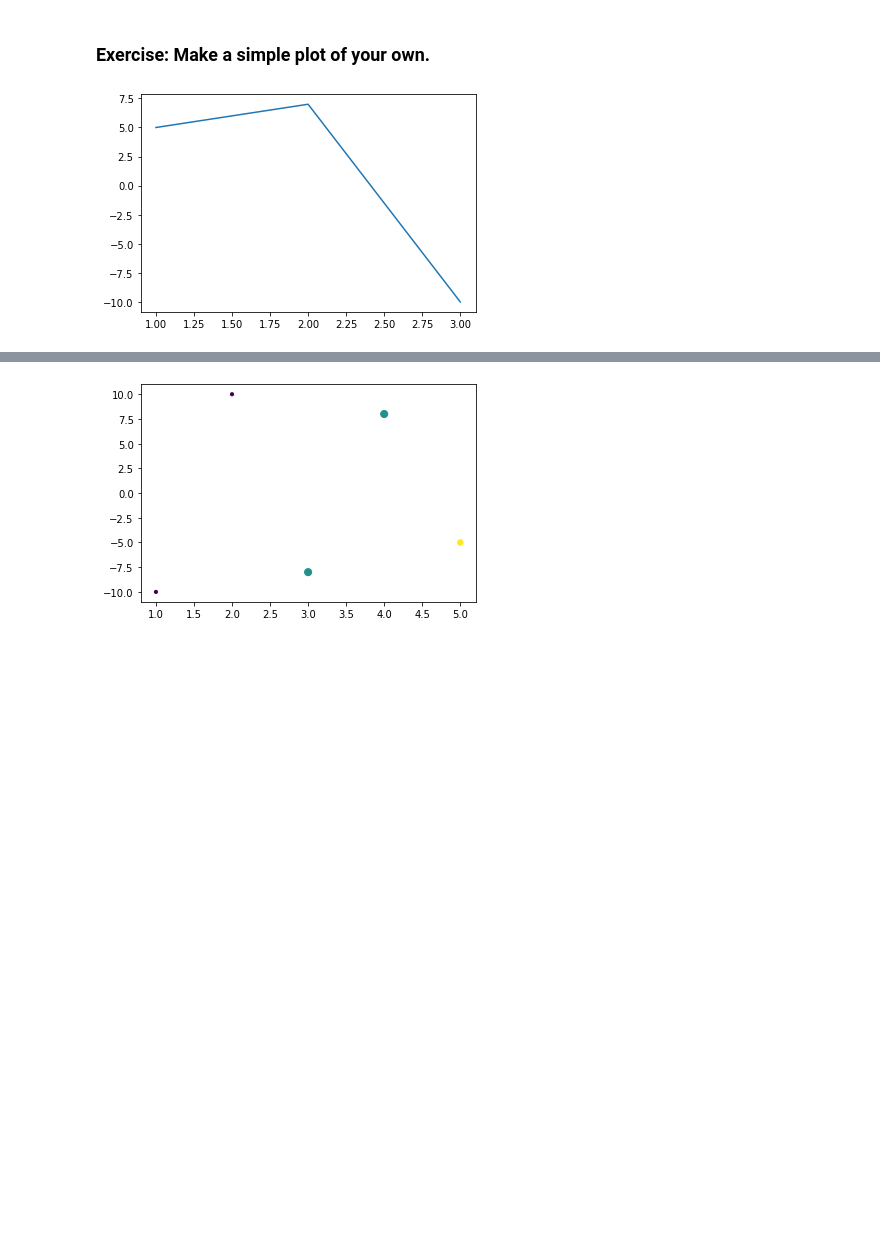
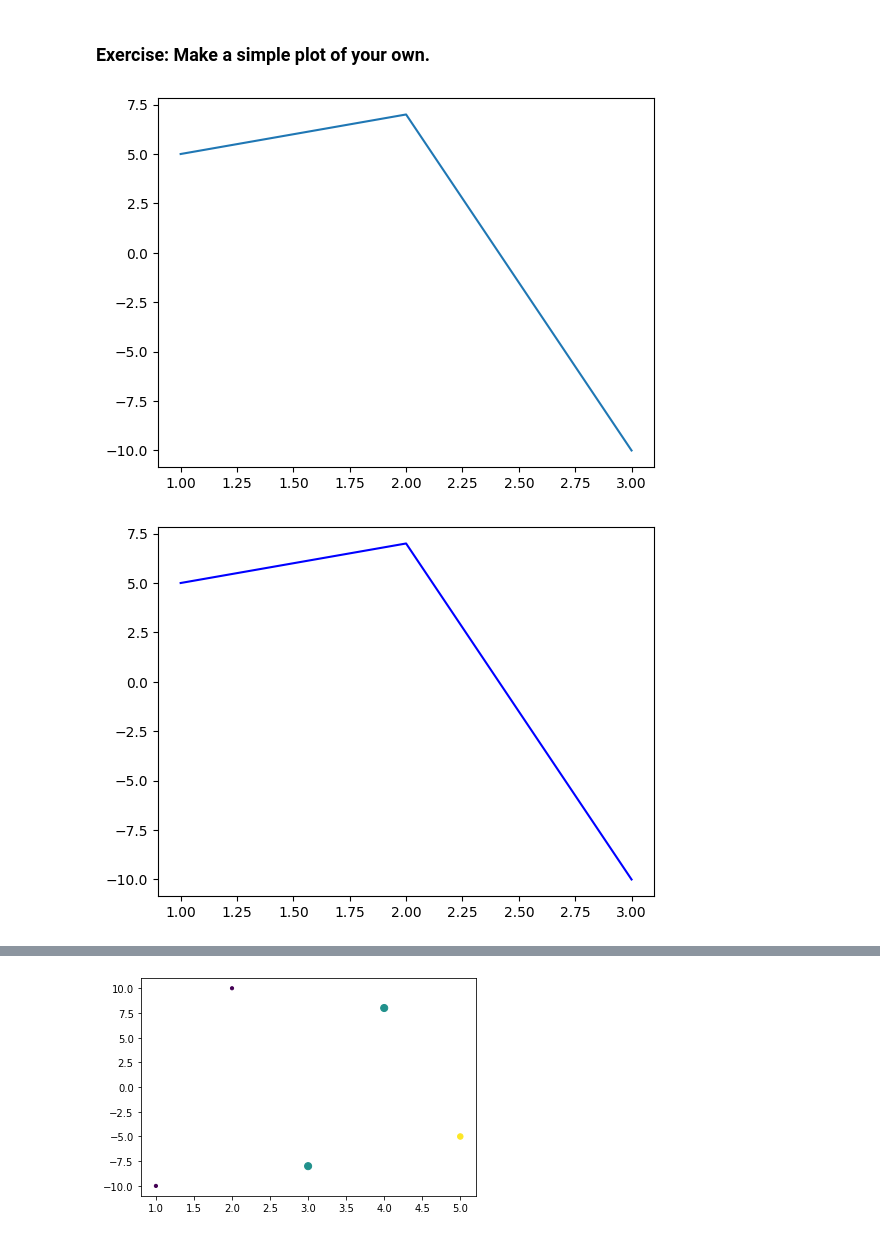
Before and after one commit to Haoliang04/JSC270, a Jupyter notebook: JSC270_2025_Lab1_Solution.ipynb, the cells around one changed output, grey strips where cells are left out. Drawn from its saved outputs; the diff is of its cells as text; code cells hidden in the pictures; blank space fills up the shorter version.

```diff
--- a/JSC270_2025_Lab1_Solution.ipynb
+++ b/JSC270_2025_Lab1_Solution.ipynb
@@ -276,13 +276,17 @@ A list of markers and colors can be found at the bottom of this [page](https://m
 # %%
 ## Example
 
 # Simple solution
 plt.plot([1,2,3], [5,7,-10])
 plt.show() # will remove the line of code
 
 # Change color
-#plt.plot([1,2,3], [5,7,-10], 'b')
+plt.plot([1,2,3], [5,7,-10], 'b')
+plt.show()
+
 # Dashed line
-# plt.plot([1,2,3], [5,7,-10], '--')
+plt.plot([1,2,3], [5,7,-10], '--')
+plt.show()
 # %% [output]
-[figure, old version]
+[figure, new version]
+[figure, added]
```
Also changed, not shown: parts of 1 cell of this notebook.
